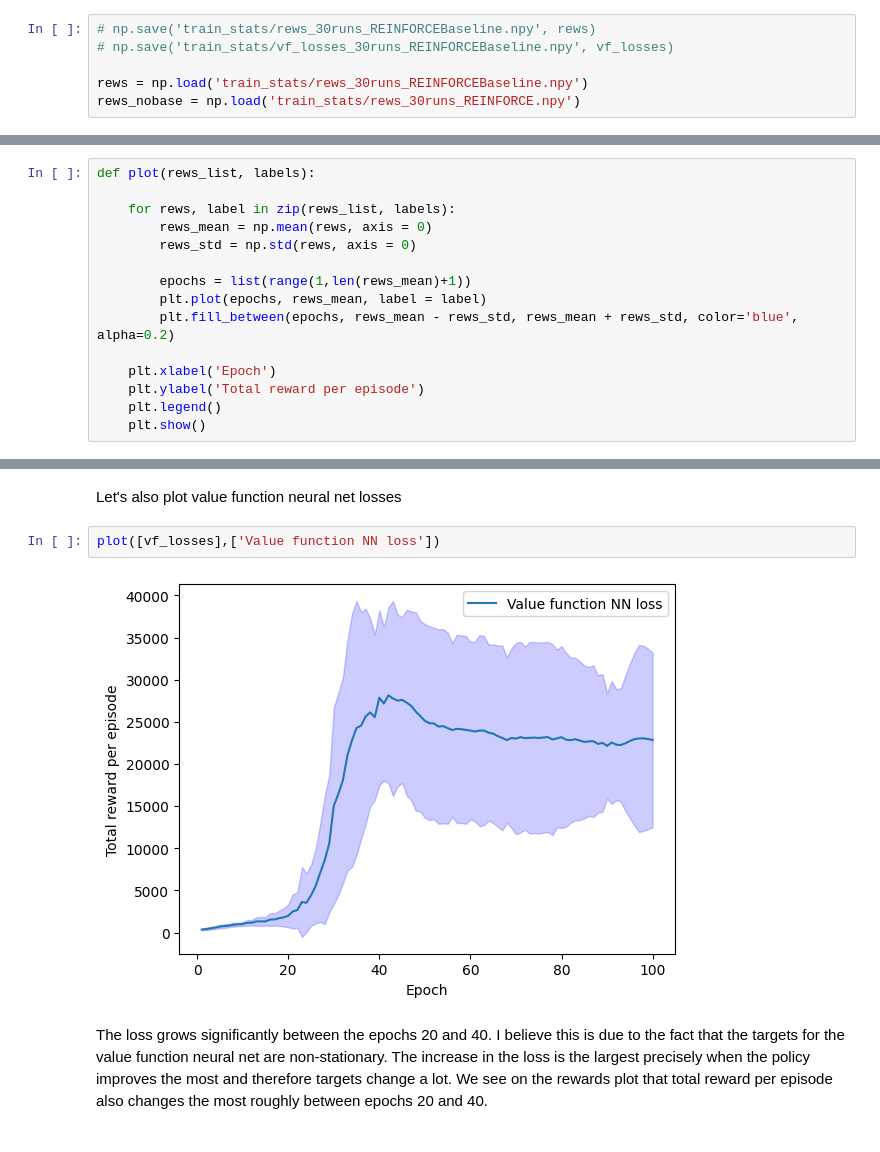
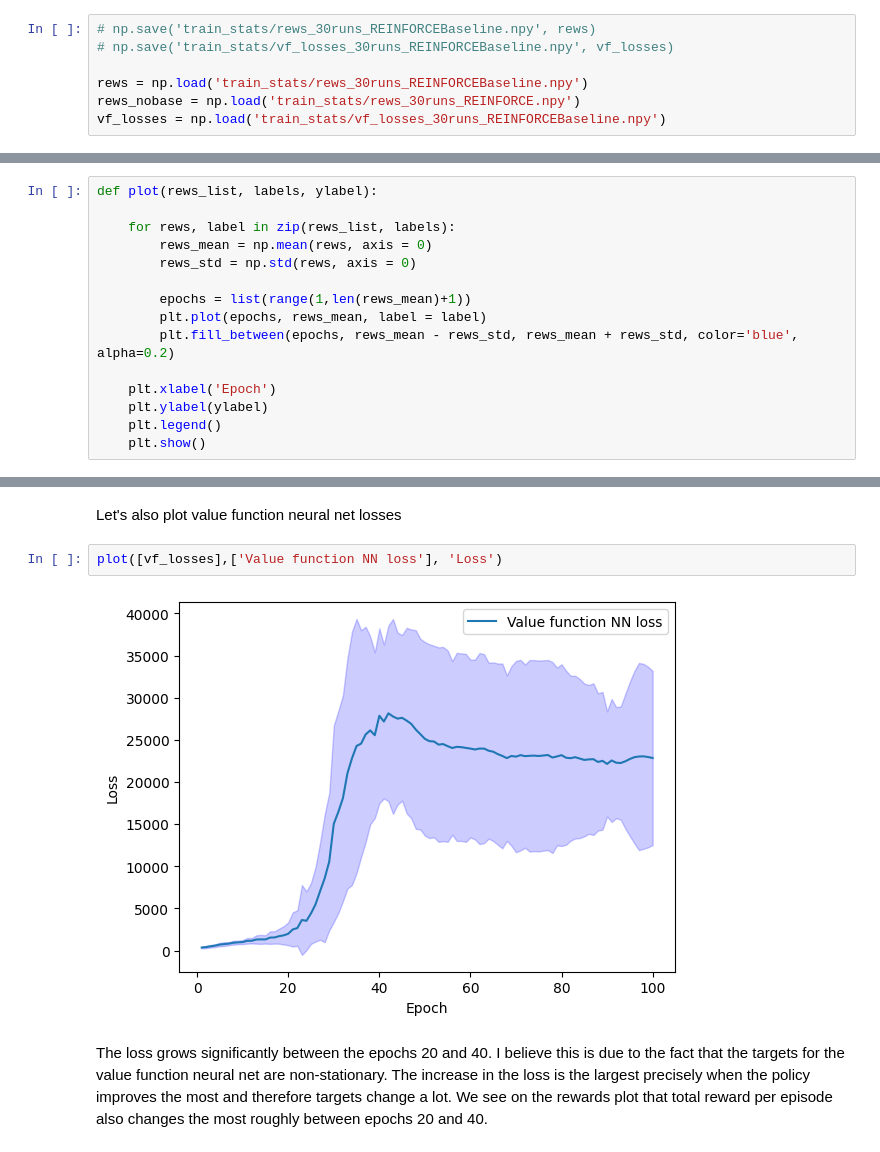
Before and after one commit to baur-mukhamet/DeepRL, a Jupyter notebook: ReinforceBaseline.ipynb, the cells around one changed output, grey strips where cells are left out. Drawn from its saved outputs; the diff is of its cells as text.

Commit message:
Value function loss plot y-axis label fixed

```diff
--- a/ReinforceBaseline.ipynb
+++ b/ReinforceBaseline.ipynb
@@ -239,10 +239,11 @@ vf_losses = np.array(vf_losses)
 
 rews = np.load('train_stats/rews_30runs_REINFORCEBaseline.npy')
 rews_nobase = np.load('train_stats/rews_30runs_REINFORCE.npy')
+vf_losses = np.load('train_stats/vf_losses_30runs_REINFORCEBaseline.npy')
 # %% [markdown]
 Let's plot the learning curve averaged over 30 runs for 100 epochs and 5000 steps per epoch. We also compare it with the training without baseline.
 # %%
-def plot(rews_list, labels):
+def plot(rews_list, labels, ylabel):
 
     for rews, label in zip(rews_list, labels):
         rews_mean = np.mean(rews, axis = 0)
@@ -253,7 +254,7 @@ def plot(rews_list, labels):
         plt.fill_between(epochs, rews_mean - rews_std, rews_mean + rews_std, color='blue', alpha=0.2)
 
     plt.xlabel('Epoch')
-    plt.ylabel('Total reward per episode')
+    plt.ylabel(ylabel)
     plt.legend()
     plt.show()
 # %%
@@ -265,8 +266,8 @@ Both average performance and variance are better with baseline. Here I used a sm
 # %% [markdown]
 Let's also plot value function neural net losses
 # %%
-plot([vf_losses],['Value function NN loss'])
+plot([vf_losses],['Value function NN loss'], 'Loss')
 # %% [output]
-[figure, old version]
+[figure, new version]
 # %% [markdown]
 The loss grows significantly between the epochs 20 and 40. I believe this is due to the fact that the targets for the value function neural net are non-stationary. The increase in the loss is the largest precisely when the policy improves the most and therefore targets change a lot. We see on the rewards plot that total reward per episode also changes the most roughly between epochs 20 and 40.
```
Also changed, not shown: parts of 1 cell of this notebook, 1 other file.
